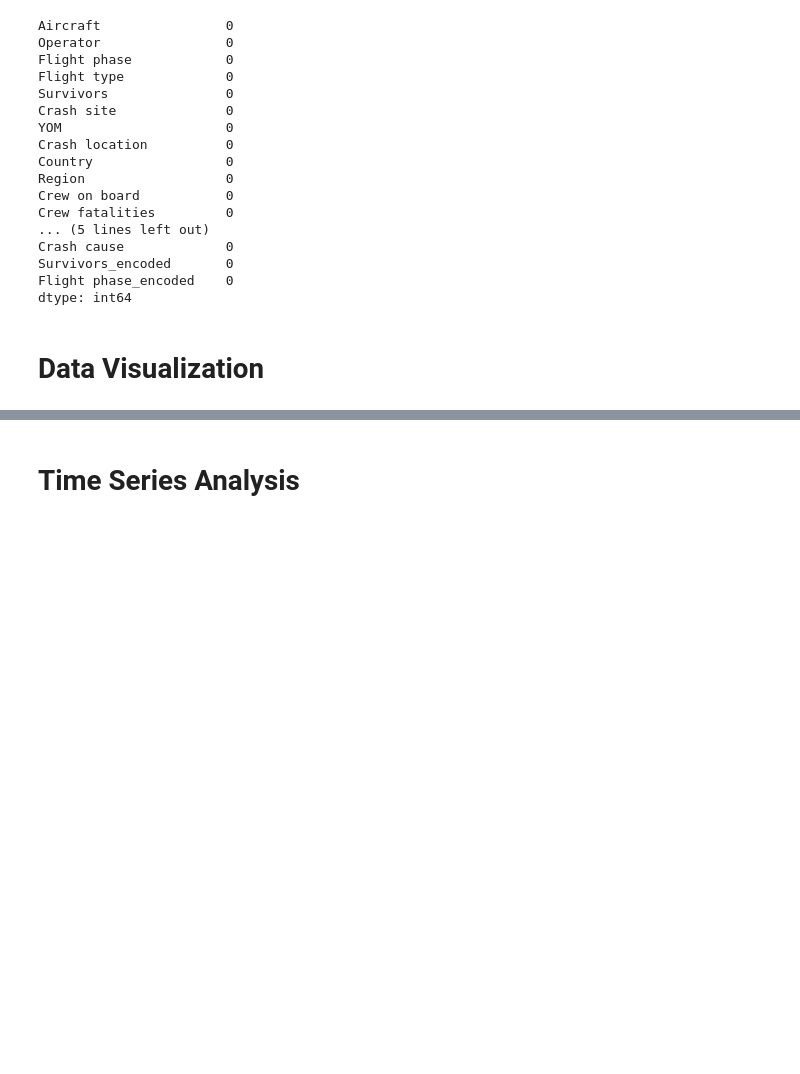
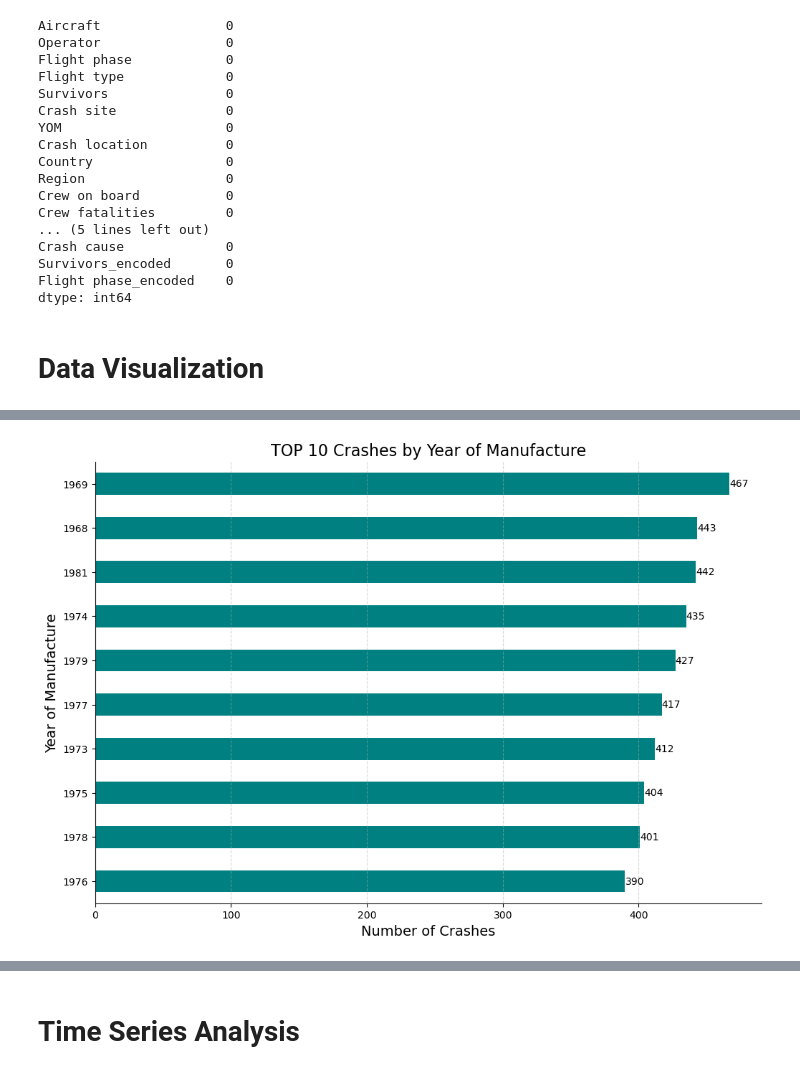
Before and after one commit to heitorgaf/Machine-Learning-for-Business, a Jupyter notebook: MLBus_HDipData_CA1.ipynb, the cells around one changed output, grey strips where cells are left out. Drawn from its saved outputs; the diff is of its cells as text; code cells hidden in the pictures; blank space fills up the shorter version.

```diff
--- a/MLBus_HDipData_CA1.ipynb
+++ b/MLBus_HDipData_CA1.ipynb
@@ -324,0 +334,18 @@ dtype: int64
+# %%
+# YOM Vs Crashes causes viz
+top_crash_years = df['YOM'].value_counts().head(10).sort_values()
+
+plt.figure(figsize=(12, 8))
+top_crash_years.plot(kind='barh', color='teal')
+plt.title('TOP 10 Crashes by Year of Manufacture', fontsize=16)
+plt.xlabel('Number of Crashes', fontsize=14)
+plt.ylabel('Year of Manufacture', fontsize=14)
+plt.grid(axis='x', linestyle='--', alpha=0.5)  # Add gridlines for better readability
+
+for index, value in enumerate(top_crash_years):
+    plt.text(value, index, str(value), ha='left', va='center')
+
+sns.despine()
+plt.show()
+# %% [output]
+[figure, added]
```
Also changed, not shown: parts of 9 cells of this notebook.
